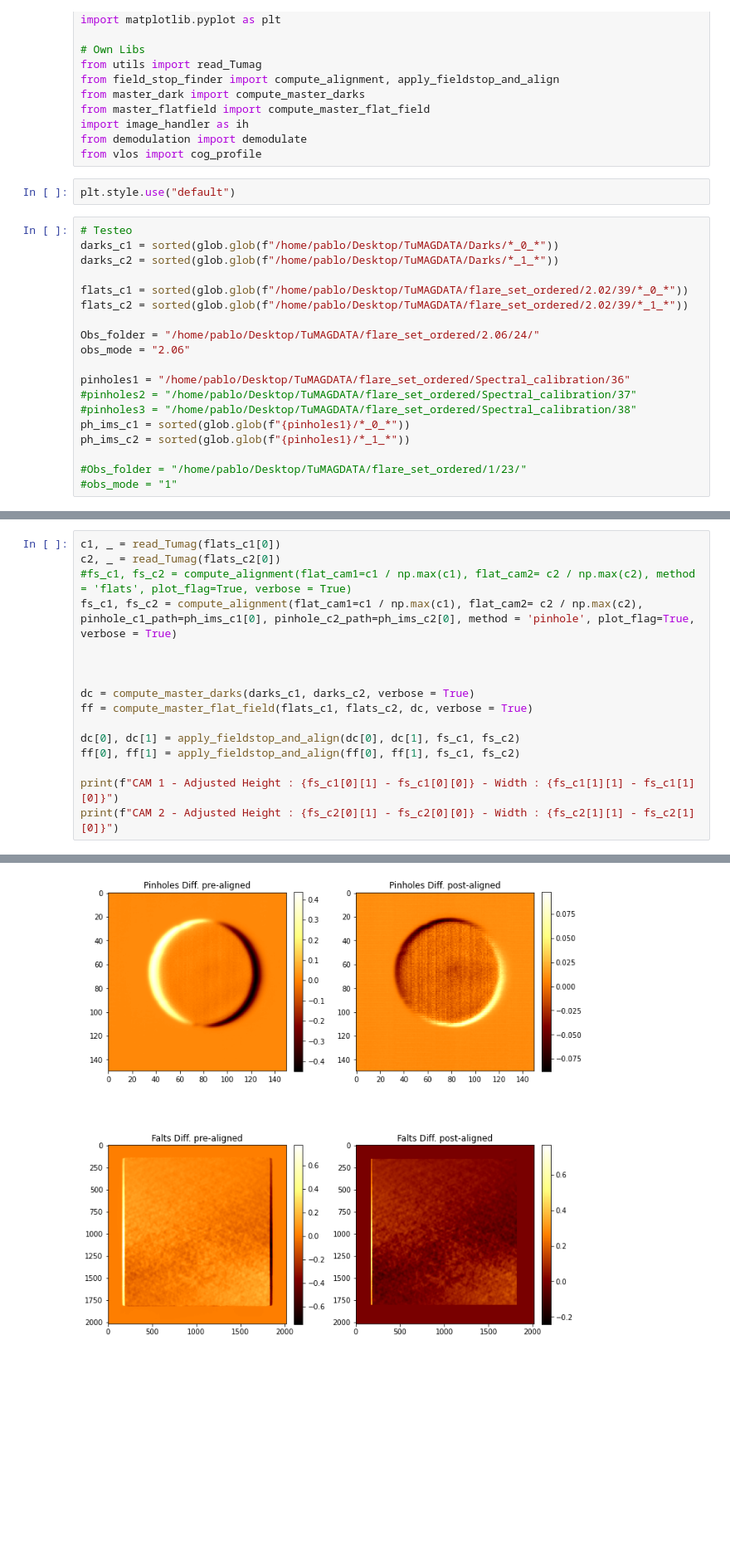
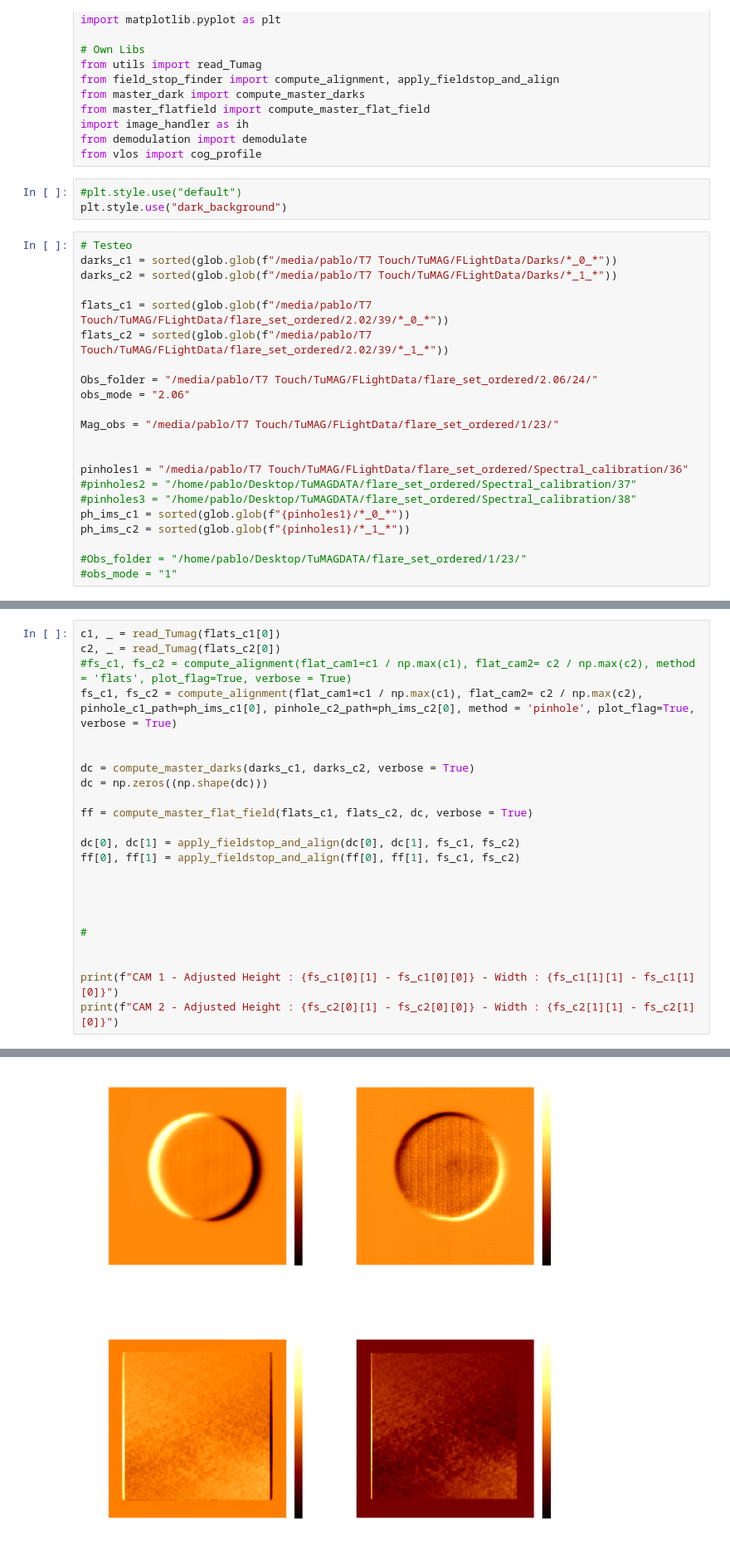
Before and after one commit to PabloSGN/TuMags_Reduction_Pipeline, a Jupyter notebook: reduction_jupyter.ipynb, the cells around one changed output, grey strips where cells are left out. Shown at 83% size. Saved outputs shown, nothing was run; the diff lists cells and outputs as text; blank space fills up the shorter version.

Commit message:
flare

```diff
--- a/reduction_jupyter.ipynb
+++ b/reduction_jupyter.ipynb
@@ -16,19 +16,23 @@ import image_handler as ih
 from demodulation import demodulate
 from vlos import cog_profile
 # %%
-plt.style.use("default")
+#plt.style.use("default")
+plt.style.use("dark_background")
 # %%
 # Testeo
-darks_c1 = sorted(glob.glob(f"/home/pablo/Desktop/TuMAGDATA/Darks/*_0_*"))
-darks_c2 = sorted(glob.glob(f"/home/pablo/Desktop/TuMAGDATA/Darks/*_1_*"))
+darks_c1 = sorted(glob.glob(f"/media/pablo/T7 Touch/TuMAG/FLightData/Darks/*_0_*"))
+darks_c2 = sorted(glob.glob(f"/media/pablo/T7 Touch/TuMAG/FLightData/Darks/*_1_*"))
 
-flats_c1 = sorted(glob.glob(f"/home/pablo/Desktop/TuMAGDATA/flare_set_ordered/2.02/39/*_0_*"))
-flats_c2 = sorted(glob.glob(f"/home/pablo/Desktop/TuMAGDATA/flare_set_ordered/2.02/39/*_1_*"))
+flats_c1 = sorted(glob.glob(f"/media/pablo/T7 Touch/TuMAG/FLightData/flare_set_ordered/2.02/39/*_0_*"))
+flats_c2 = sorted(glob.glob(f"/media/pablo/T7 Touch/TuMAG/FLightData/flare_set_ordered/2.02/39/*_1_*"))
 
-Obs_folder = "/home/pablo/Desktop/TuMAGDATA/flare_set_ordered/2.06/24/"
+Obs_folder = "/media/pablo/T7 Touch/TuMAG/FLightData/flare_set_ordered/2.06/24/"
 obs_mode = "2.06"
 
-pinholes1 = "/home/pablo/Desktop/TuMAGDATA/flare_set_ordered/Spectral_calibration/36"
+Mag_obs = "/media/pablo/T7 Touch/TuMAG/FLightData/flare_set_ordered/1/23/"
+
+
+pinholes1 = "/media/pablo/T7 Touch/TuMAG/FLightData/flare_set_ordered/Spectral_calibration/36"
 #pinholes2 = "/home/pablo/Desktop/TuMAGDATA/flare_set_ordered/Spectral_calibration/37"
 #pinholes3 = "/home/pablo/Desktop/TuMAGDATA/flare_set_ordered/Spectral_calibration/38"
 ph_ims_c1 = sorted(glob.glob(f"{pinholes1}/*_0_*"))
@@ -89,13 +125,20 @@ c2, _ = read_Tumag(flats_c2[0])
 fs_c1, fs_c2 = compute_alignment(flat_cam1=c1 / np.max(c1), flat_cam2= c2 / np.max(c2), pinhole_c1_path=ph_ims_c1[0], pinhole_c2_path=ph_ims_c2[0], method = 'pinhole', plot_flag=True, verbose = True)
 
 
+dc = compute_master_darks(darks_c1, darks_c2, verbose = True)
+dc = np.zeros((np.shape(dc)))
 
-dc = compute_master_darks(darks_c1, darks_c2, verbose = True)
 ff = compute_master_flat_field(flats_c1, flats_c2, dc, verbose = True)
 
 dc[0], dc[1] = apply_fieldstop_and_align(dc[0], dc[1], fs_c1, fs_c2)
 ff[0], ff[1] = apply_fieldstop_and_align(ff[0], ff[1], fs_c1, fs_c2)
 
+
+
+
+#
+
+
 print(f"CAM 1 - Adjusted Height : {fs_c1[0][1] - fs_c1[0][0]} - Width : {fs_c1[1][1] - fs_c1[1][0]}")
 print(f"CAM 2 - Adjusted Height : {fs_c2[0][1] - fs_c2[0][0]} - Width : {fs_c2[1][1] - fs_c2[1][0]}")
 # %% [output]
@@ -112,4 +155,4 @@ Field stop computation finished in 1.209s.
-[figure, old version]
+[figure, new version]
 Shift between cameras : X =  -1 - Y - -4
 Computing darks ...
 N darks for cam1 : 6
```
Also changed, not shown: parts of 12 cells of this notebook, 3 other files.
